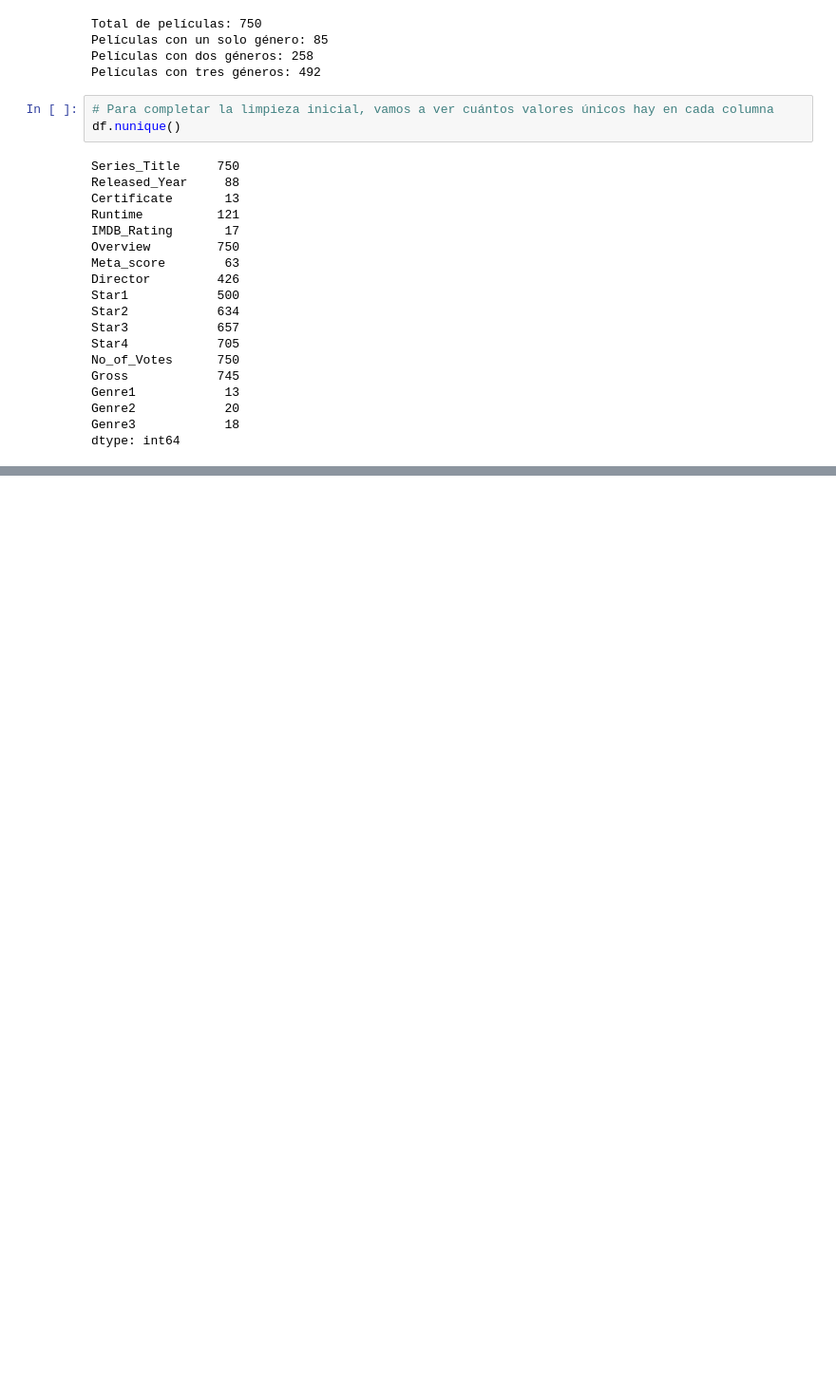
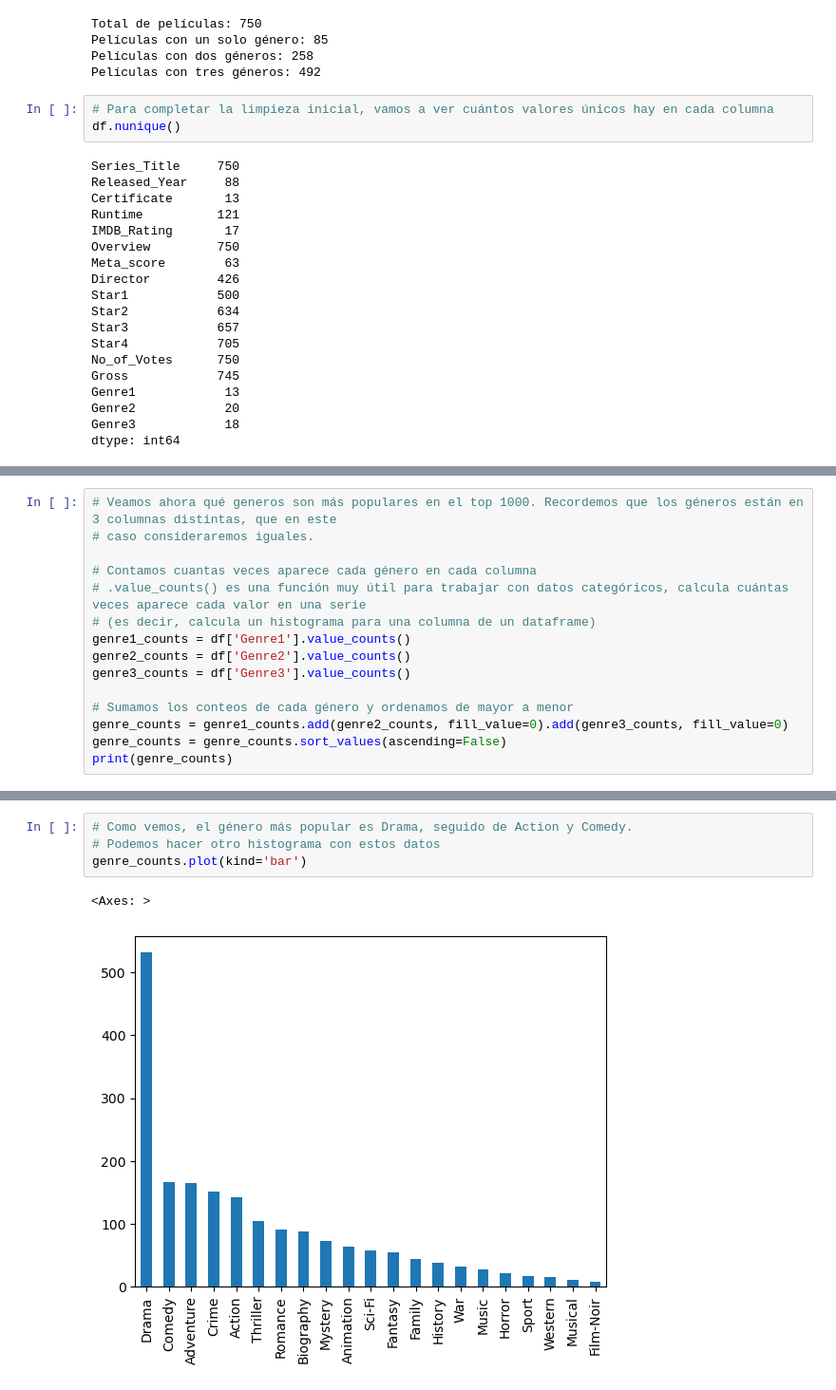
Before and after one commit to xianacarrera/python_course_2025, a Jupyter notebook: notebooks/imdb_analysis.ipynb, the cells around one changed output, grey strips where cells are left out. Shown at 95% size. Saved outputs shown, nothing was run; the diff lists cells and outputs as text; blank space fills up the shorter version.

```diff
--- a/notebooks/imdb_analysis.ipynb
+++ b/notebooks/imdb_analysis.ipynb
@@ -368,0 +448,15 @@ df.describe()
+# %%
+# Veamos ahora qué generos son más populares en el top 1000. Recordemos que los géneros están en 3 columnas distintas, que en este
+# caso consideraremos iguales.
+
+# Contamos cuantas veces aparece cada género en cada columna
+# .value_counts() es una función muy útil para trabajar con datos categóricos, calcula cuántas veces aparece cada valor en una serie
+# (es decir, calcula un histograma para una columna de un dataframe)
+genre1_counts = df['Genre1'].value_counts()
+genre2_counts = df['Genre2'].value_counts()
+genre3_counts = df['Genre3'].value_counts()
+
+# Sumamos los conteos de cada género y ordenamos de mayor a menor
+genre_counts = genre1_counts.add(genre2_counts, fill_value=0).add(genre3_counts, fill_value=0)
+genre_counts = genre_counts.sort_values(ascending=False)
+print(genre_counts)
@@ -368,0 +481,7 @@ df.describe()
+# %%
+# Como vemos, el género más popular es Drama, seguido de Action y Comedy.
+# Podemos hacer otro histograma con estos datos
+genre_counts.plot(kind='bar')
+# %% [output]
+<Axes: >
+[figure, added]
```
Also changed, not shown: parts of 16 cells of this notebook, 1 other file.
